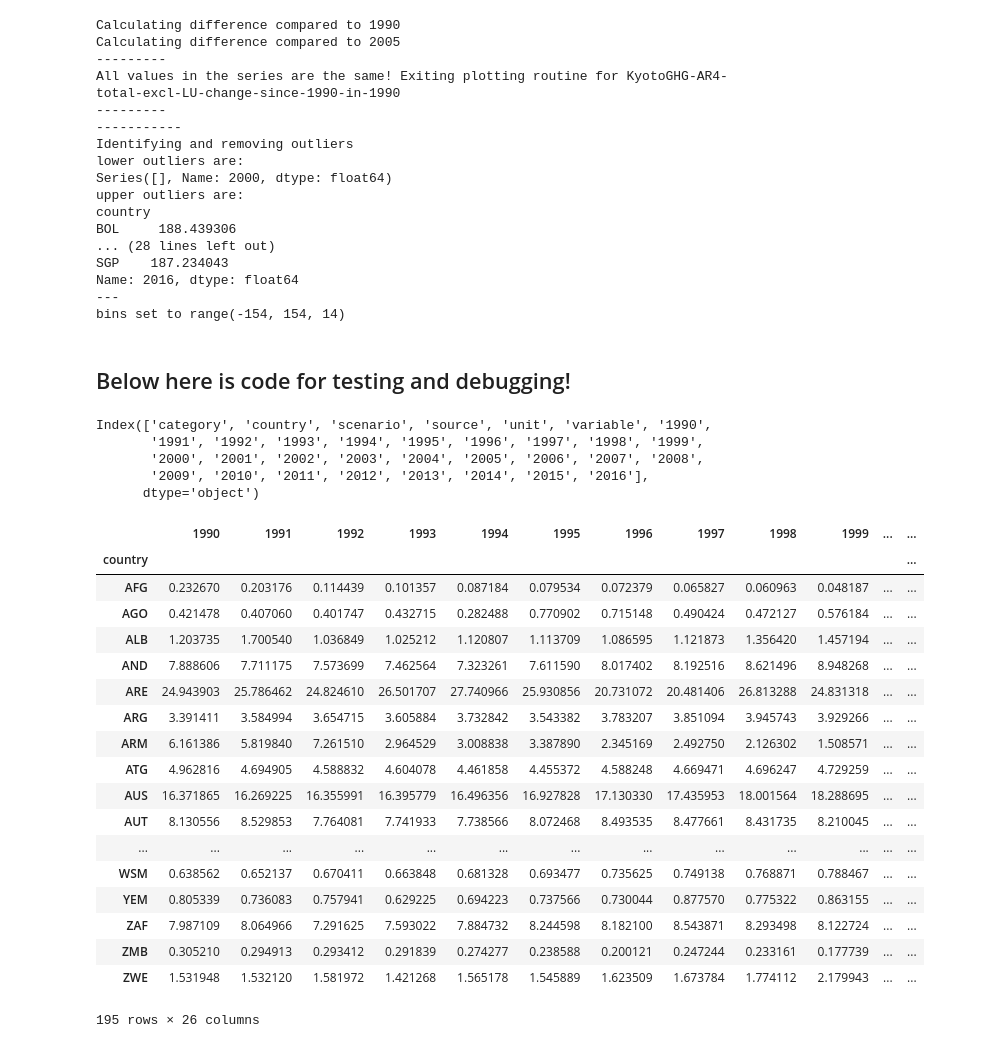
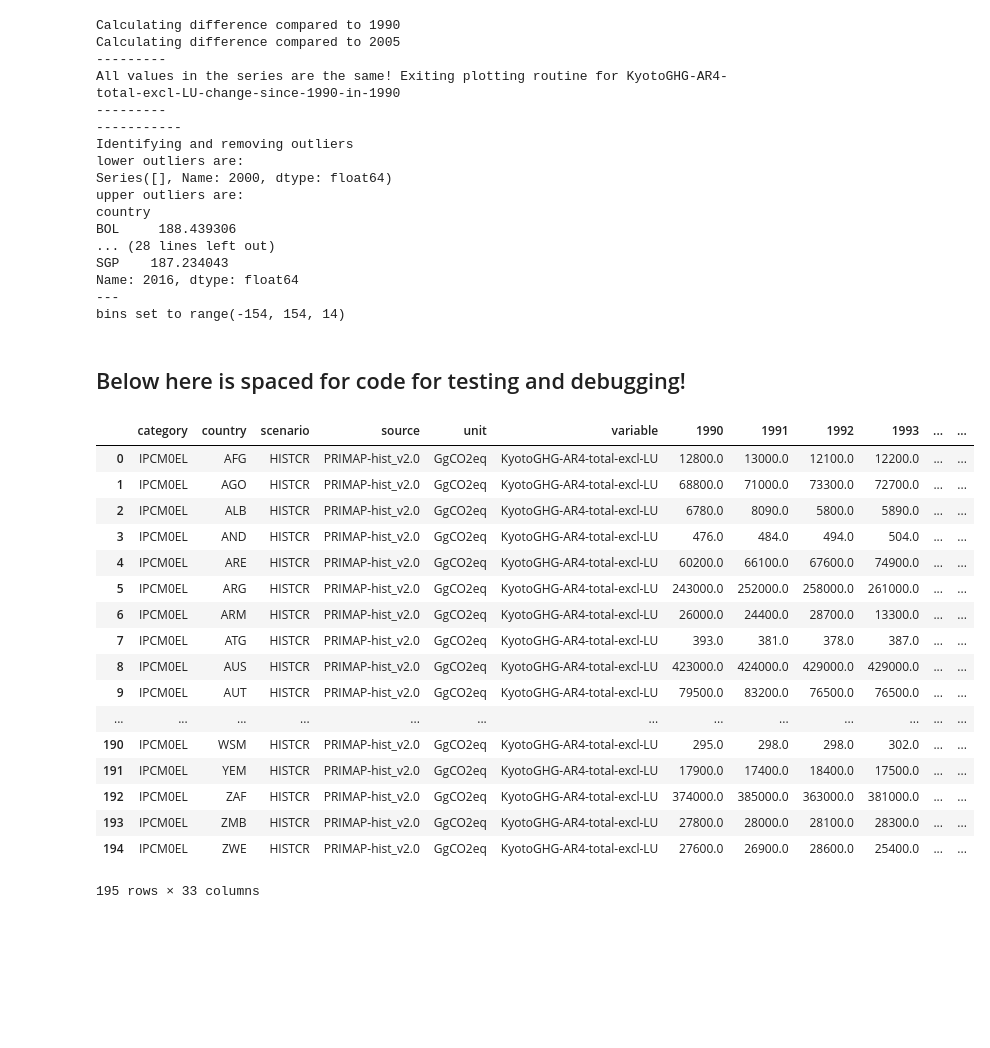
Before and after one commit to mljeffery/performance-distribution-tools, a Jupyter notebook: make-collective-progress-plots.ipynb, the cells around one changed output. Saved outputs shown, nothing was run; the diff lists cells and outputs as text; code cells hidden in the pictures; blank space fills up the shorter version.

```diff
--- a/make-collective-progress-plots.ipynb
+++ b/make-collective-progress-plots.ipynb
@@ -182,38 +182,26 @@ Name: 2016, dtype: float64
 ---
 bins set to range(-154, 154, 14)
 # %% [markdown]
-## Below here is code for testing and debugging!
+## Below here is spaced for code for testing and debugging!
-# %%
-# read the data from file
-fname_in = os.path.join('proc-data', data_file_name)
-data = pd.read_csv(fname_in)
-
-data.columns
-# %% [output]
-Index(['category', 'country', 'scenario', 'source', 'unit', 'variable', '1990',
-       '1991', '1992', '1993', '1994', '1995', '1996', '1997', '1998', '1999',
-       '2000', '2001', '2002', '2003', '2004', '2005', '2006', '2007', '2008',
-       '2009', '2010', '2011', '2012', '2013', '2014', '2015', '2016'],
-      dtype='object')
-# %%
-data_years
-# %% [output]
-|  | 1990 | 1991 | 1992 | 1993 | 1994 | 1995 | 1996 | 1997 | 1998 | 1999 | ... | ... |
-| country |  |  |  |  |  |  |  |  |  |  |  | ... |
-| AFG | 0.232670 | 0.203176 | 0.114439 | 0.101357 | 0.087184 | 0.079534 | 0.072379 | 0.065827 | 0.060963 | 0.048187 | ... | ... |
-| AGO | 0.421478 | 0.407060 | 0.401747 | 0.432715 | 0.282488 | 0.770902 | 0.715148 | 0.490424 | 0.472127 | 0.576184 | ... | ... |
-| ALB | 1.203735 | 1.700540 | 1.036849 | 1.025212 | 1.120807 | 1.113709 | 1.086595 | 1.121873 | 1.356420 | 1.457194 | ... | ... |
-| AND | 7.888606 | 7.711175 | 7.573699 | 7.462564 | 7.323261 | 7.611590 | 8.017402 | 8.192516 | 8.621496 | 8.948268 | ... | ... |
-| ARE | 24.943903 | 25.786462 | 24.824610 | 26.501707 | 27.740966 | 25.930856 | 20.731072 | 20.481406 | 26.813288 | 24.831318 | ... | ... |
-| ARG | 3.391411 | 3.584994 | 3.654715 | 3.605884 | 3.732842 | 3.543382 | 3.783207 | 3.851094 | 3.945743 | 3.929266 | ... | ... |
-| ARM | 6.161386 | 5.819840 | 7.261510 | 2.964529 | 3.008838 | 3.387890 | 2.345169 | 2.492750 | 2.126302 | 1.508571 | ... | ... |
-| ATG | 4.962816 | 4.694905 | 4.588832 | 4.604078 | 4.461858 | 4.455372 | 4.588248 | 4.669471 | 4.696247 | 4.729259 | ... | ... |
-| AUS | 16.371865 | 16.269225 | 16.355991 | 16.395779 | 16.496356 | 16.927828 | 17.130330 | 17.435953 | 18.001564 | 18.288695 | ... | ... |
-| AUT | 8.130556 | 8.529853 | 7.764081 | 7.741933 | 7.738566 | 8.072468 | 8.493535 | 8.477661 | 8.431735 | 8.210045 | ... | ... |
-| ... | ... | ... | ... | ... | ... | ... | ... | ... | ... | ... | ... | ... |
-| WSM | 0.638562 | 0.652137 | 0.670411 | 0.663848 | 0.681328 | 0.693477 | 0.735625 | 0.749138 | 0.768871 | 0.788467 | ... | ... |
-| YEM | 0.805339 | 0.736083 | 0.757941 | 0.629225 | 0.694223 | 0.737566 | 0.730044 | 0.877570 | 0.775322 | 0.863155 | ... | ... |
-| ZAF | 7.987109 | 8.064966 | 7.291625 | 7.593022 | 7.884732 | 8.244598 | 8.182100 | 8.543871 | 8.293498 | 8.122724 | ... | ... |
-| ZMB | 0.305210 | 0.294913 | 0.293412 | 0.291839 | 0.274277 | 0.238588 | 0.200121 | 0.247244 | 0.233161 | 0.177739 | ... | ... |
-| ZWE | 1.531948 | 1.532120 | 1.581972 | 1.421268 | 1.565178 | 1.545889 | 1.623509 | 1.673784 | 1.774112 | 2.179943 | ... | ... |
-195 rows × 26 columns
+# %%
+# show example data
+data
+# %% [output]
+|  | category | country | scenario | source | unit | variable | 1990 | 1991 | 1992 | 1993 | ... | ... |
+| 0 | IPCM0EL | AFG | HISTCR | PRIMAP-hist_v2.0 | GgCO2eq | KyotoGHG-AR4-total-excl-LU | 12800.0 | 13000.0 | 12100.0 | 12200.0 | ... | ... |
+| 1 | IPCM0EL | AGO | HISTCR | PRIMAP-hist_v2.0 | GgCO2eq | KyotoGHG-AR4-total-excl-LU | 68800.0 | 71000.0 | 73300.0 | 72700.0 | ... | ... |
+| 2 | IPCM0EL | ALB | HISTCR | PRIMAP-hist_v2.0 | GgCO2eq | KyotoGHG-AR4-total-excl-LU | 6780.0 | 8090.0 | 5800.0 | 5890.0 | ... | ... |
+| 3 | IPCM0EL | AND | HISTCR | PRIMAP-hist_v2.0 | GgCO2eq | KyotoGHG-AR4-total-excl-LU | 476.0 | 484.0 | 494.0 | 504.0 | ... | ... |
+| 4 | IPCM0EL | ARE | HISTCR | PRIMAP-hist_v2.0 | GgCO2eq | KyotoGHG-AR4-total-excl-LU | 60200.0 | 66100.0 | 67600.0 | 74900.0 | ... | ... |
+| 5 | IPCM0EL | ARG | HISTCR | PRIMAP-hist_v2.0 | GgCO2eq | KyotoGHG-AR4-total-excl-LU | 243000.0 | 252000.0 | 258000.0 | 261000.0 | ... | ... |
+| 6 | IPCM0EL | ARM | HISTCR | PRIMAP-hist_v2.0 | GgCO2eq | KyotoGHG-AR4-total-excl-LU | 26000.0 | 24400.0 | 28700.0 | 13300.0 | ... | ... |
+| 7 | IPCM0EL | ATG | HISTCR | PRIMAP-hist_v2.0 | GgCO2eq | KyotoGHG-AR4-total-excl-LU | 393.0 | 381.0 | 378.0 | 387.0 | ... | ... |
+| 8 | IPCM0EL | AUS | HISTCR | PRIMAP-hist_v2.0 | GgCO2eq | KyotoGHG-AR4-total-excl-LU | 423000.0 | 424000.0 | 429000.0 | 429000.0 | ... | ... |
+| 9 | IPCM0EL | AUT | HISTCR | PRIMAP-hist_v2.0 | GgCO2eq | KyotoGHG-AR4-total-excl-LU | 79500.0 | 83200.0 | 76500.0 | 76500.0 | ... | ... |
+| ... | ... | ... | ... | ... | ... | ... | ... | ... | ... | ... | ... | ... |
+| 190 | IPCM0EL | WSM | HISTCR | PRIMAP-hist_v2.0 | GgCO2eq | KyotoGHG-AR4-total-excl-LU | 295.0 | 298.0 | 298.0 | 302.0 | ... | ... |
+| 191 | IPCM0EL | YEM | HISTCR | PRIMAP-hist_v2.0 | GgCO2eq | KyotoGHG-AR4-total-excl-LU | 17900.0 | 17400.0 | 18400.0 | 17500.0 | ... | ... |
+| 192 | IPCM0EL | ZAF | HISTCR | PRIMAP-hist_v2.0 | GgCO2eq | KyotoGHG-AR4-total-excl-LU | 374000.0 | 385000.0 | 363000.0 | 381000.0 | ... | ... |
+| 193 | IPCM0EL | ZMB | HISTCR | PRIMAP-hist_v2.0 | GgCO2eq | KyotoGHG-AR4-total-excl-LU | 27800.0 | 28000.0 | 28100.0 | 28300.0 | ... | ... |
+| 194 | IPCM0EL | ZWE | HISTCR | PRIMAP-hist_v2.0 | GgCO2eq | KyotoGHG-AR4-total-excl-LU | 27600.0 | 26900.0 | 28600.0 | 25400.0 | ... | ... |
+195 rows × 33 columns
```
Also changed, not shown: parts of 1 cell of this notebook, 9 other files.
